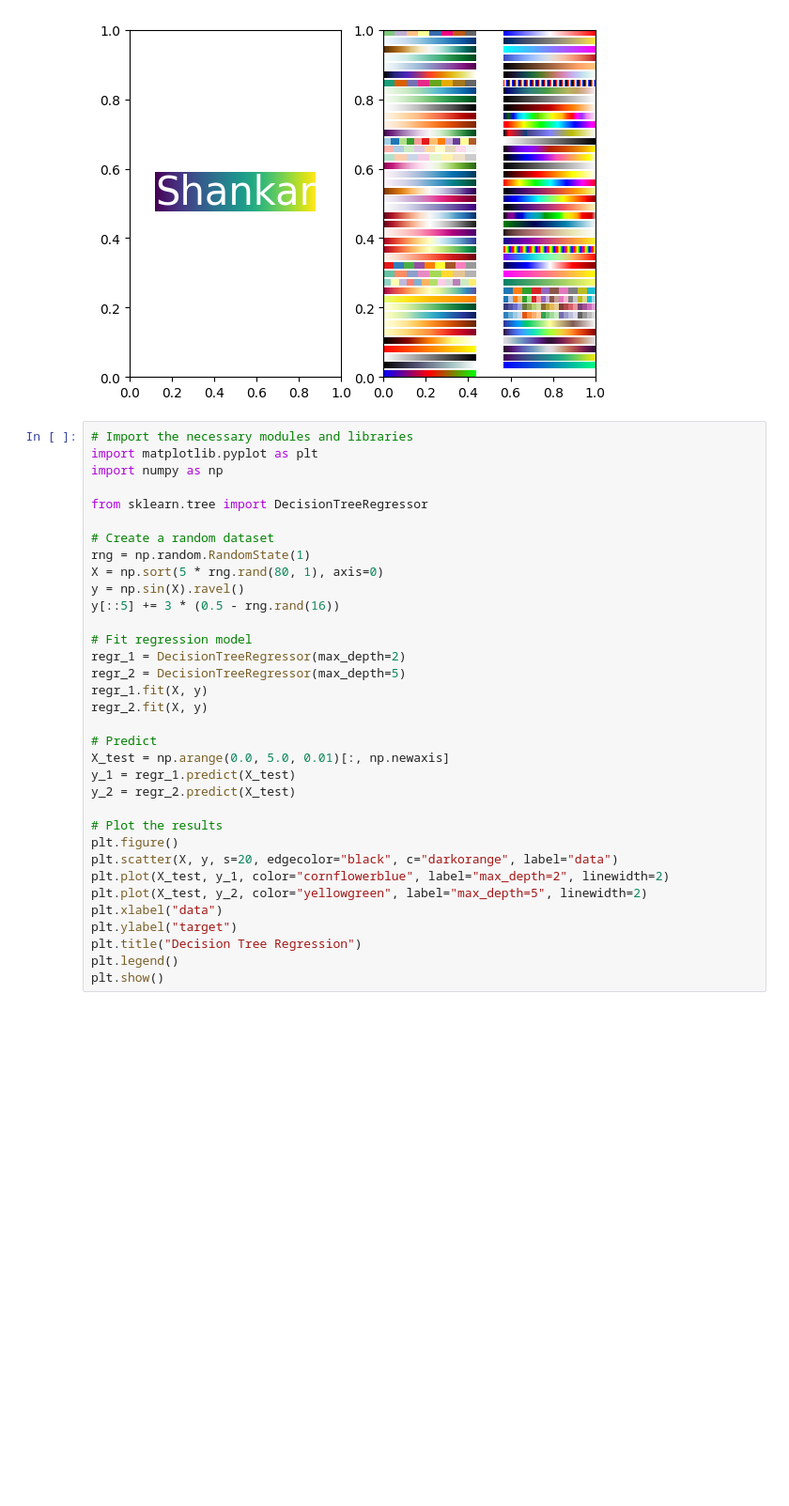
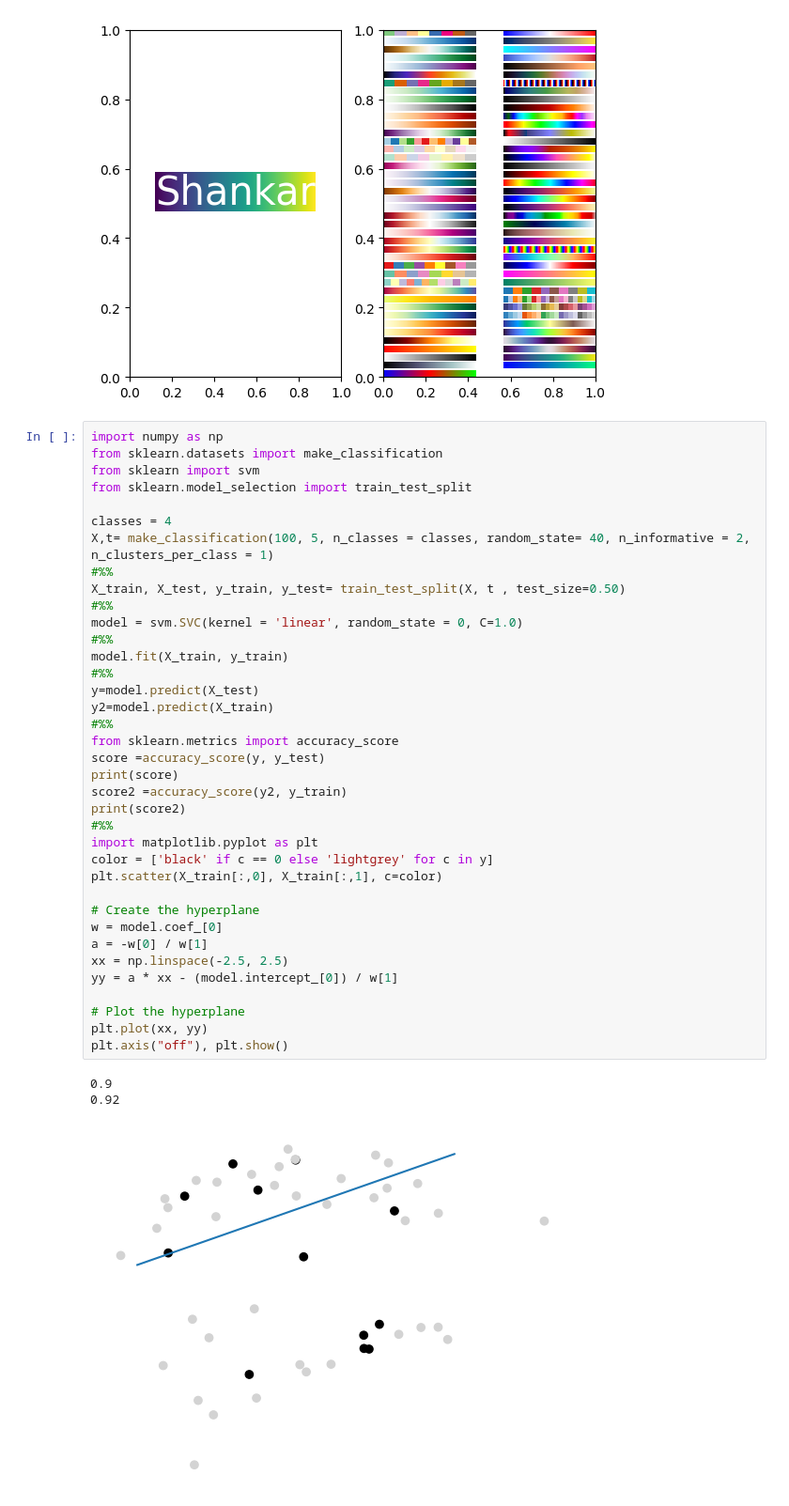
Before and after one commit to shankar1R/AI-ML, a Jupyter notebook: Matplotlib.ipynb, the cells around one changed output. Shown at 94% size. Saved outputs shown, nothing was run; the diff lists cells and outputs as text; blank space fills up the shorter version.

```diff
--- a/Matplotlib.ipynb
+++ b/Matplotlib.ipynb
@@ -303,37 +223,44 @@ for i, cmap_name in enumerate(cmap_names):
 plt.show()
 # %% [output]
 [figure]
-# %%
-# Import the necessary modules and libraries
-import matplotlib.pyplot as plt
-import numpy as np
-
-from sklearn.tree import DecisionTreeRegressor
-
-# Create a random dataset
-rng = np.random.RandomState(1)
-X = np.sort(5 * rng.rand(80, 1), axis=0)
-y = np.sin(X).ravel()
-y[::5] += 3 * (0.5 - rng.rand(16))
-
-# Fit regression model
-regr_1 = DecisionTreeRegressor(max_depth=2)
-regr_2 = DecisionTreeRegressor(max_depth=5)
-regr_1.fit(X, y)
-regr_2.fit(X, y)
-
-# Predict
-X_test = np.arange(0.0, 5.0, 0.01)[:, np.newaxis]
-y_1 = regr_1.predict(X_test)
-y_2 = regr_2.predict(X_test)
-
-# Plot the results
-plt.figure()
-plt.scatter(X, y, s=20, edgecolor="black", c="darkorange", label="data")
-plt.plot(X_test, y_1, color="cornflowerblue", label="max_depth=2", linewidth=2)
-plt.plot(X_test, y_2, color="yellowgreen", label="max_depth=5", linewidth=2)
-plt.xlabel("data")
-plt.ylabel("target")
-plt.title("Decision Tree Regression")
-plt.legend()
-plt.show()
+# %%
+import numpy as np
+from sklearn.datasets import make_classification
+from sklearn import svm
+from sklearn.model_selection import train_test_split
+
+classes = 4
+X,t= make_classification(100, 5, n_classes = classes, random_state= 40, n_informative = 2, n_clusters_per_class = 1)
+#%%
+X_train, X_test, y_train, y_test= train_test_split(X, t , test_size=0.50)
+#%%
+model = svm.SVC(kernel = 'linear', random_state = 0, C=1.0)
+#%%
+model.fit(X_train, y_train)
+#%%
+y=model.predict(X_test)
+y2=model.predict(X_train)
+#%%
+from sklearn.metrics import accuracy_score
+score =accuracy_score(y, y_test)
+print(score)
+score2 =accuracy_score(y2, y_train)
+print(score2)
+#%%
+import matplotlib.pyplot as plt
+color = ['black' if c == 0 else 'lightgrey' for c in y]
+plt.scatter(X_train[:,0], X_train[:,1], c=color)
+
+# Create the hyperplane
+w = model.coef_[0]
+a = -w[0] / w[1]
+xx = np.linspace(-2.5, 2.5)
+yy = a * xx - (model.intercept_[0]) / w[1]
+
+# Plot the hyperplane
+plt.plot(xx, yy)
+plt.axis("off"), plt.show()
+# %% [output]
+0.9
+0.92
+[figure, added]
```
Also changed, not shown: parts of 4 cells of this notebook.
